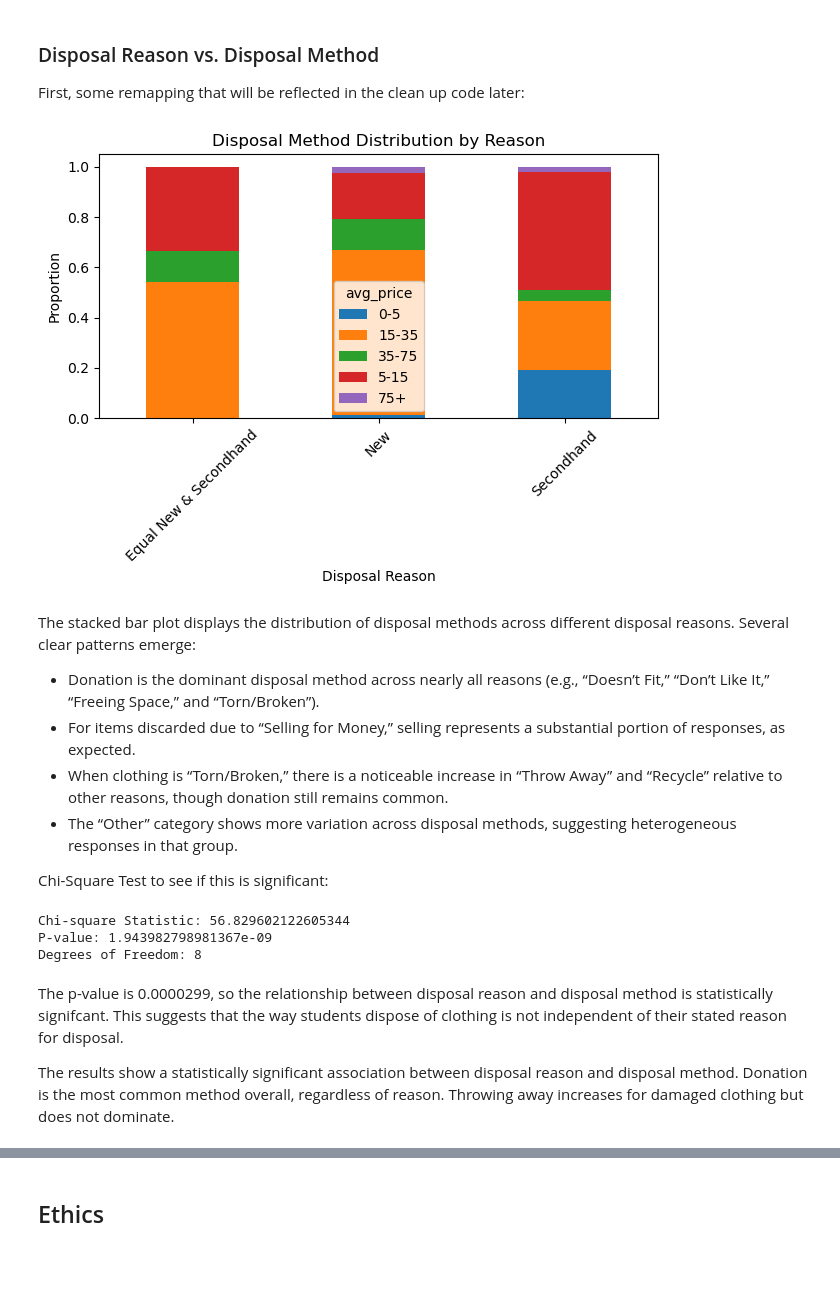
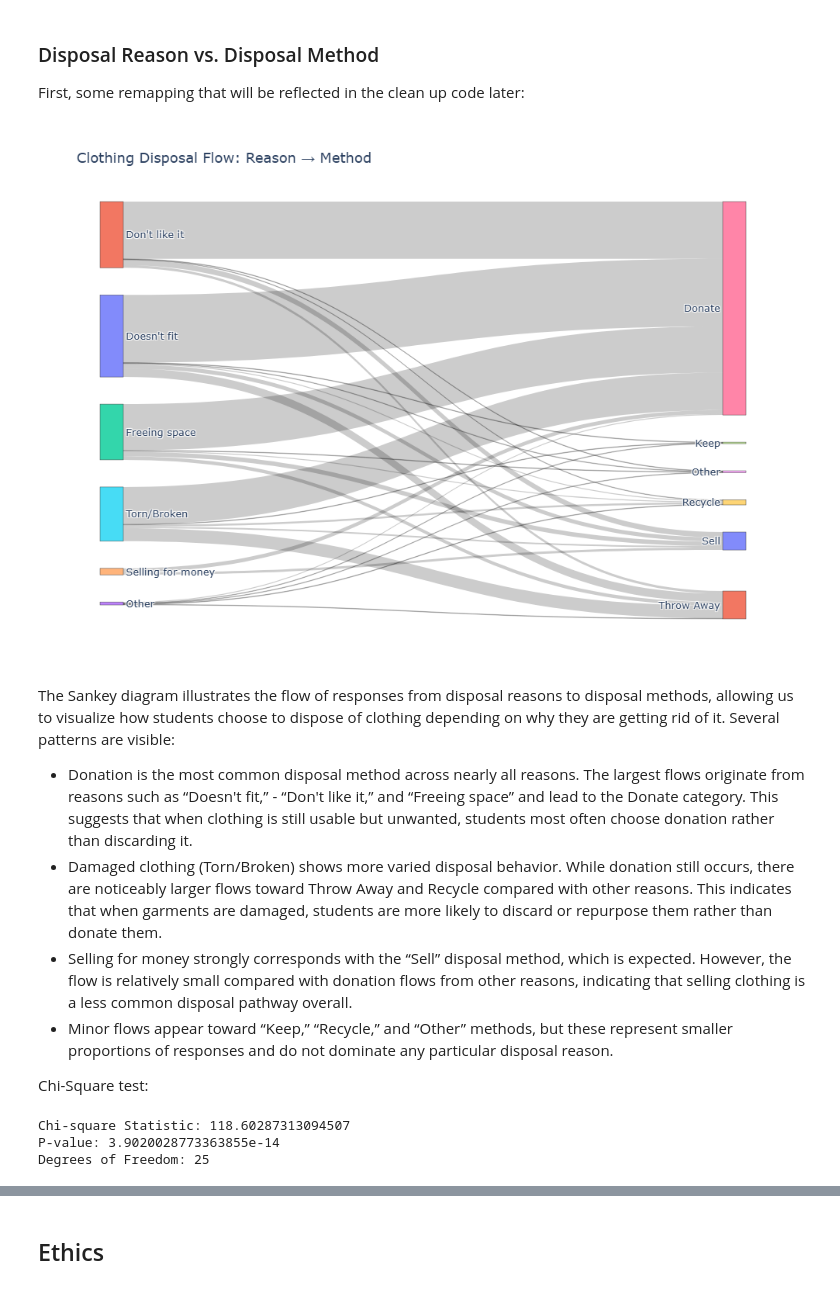
Before and after one commit to COGS108/Group018_WI26, a Jupyter notebook: 03-FinalProject.ipynb, the cells around one changed output, grey strips where cells are left out. Drawn from its saved outputs; the diff is of its cells as text; code cells hidden in the pictures; blank space fills up the shorter version.

Commit message:
added sankey again

```diff
--- a/03-FinalProject.ipynb
+++ b/03-FinalProject.ipynb
@@ -664,38 +665,49 @@ The p-value is 0.08, so, at the 5% significance level, the relationship between
 ### Disposal Reason vs. Disposal Method
 
 First, some remapping that will be reflected in the clean up code later:
-# %%
-ct_percent = ct.div(ct.sum(axis=1), axis=0)
-
-ct_percent.plot(kind="bar", stacked=True)
-
-plt.ylabel("Proportion")
-plt.xlabel("Disposal Reason")
-plt.title("Disposal Method Distribution by Reason")
-plt.xticks(rotation=45)
-plt.tight_layout()
-plt.show()
-# %% [output]
-[figure, removed]
-# %% [markdown]
-The stacked bar plot displays the distribution of disposal methods across different disposal reasons. Several clear patterns emerge:
-- Donation is the dominant disposal method across nearly all reasons (e.g., “Doesn’t Fit,” “Don’t Like It,” “Freeing Space,” and “Torn/Broken”).
-- For items discarded due to “Selling for Money,” selling represents a substantial portion of responses, as expected.
-- When clothing is “Torn/Broken,” there is a noticeable increase in “Throw Away” and “Recycle” relative to other reasons, though donation still remains common.
-- The “Other” category shows more variation across disposal methods, suggesting heterogeneous responses in that group.
-
-Chi-Square Test to see if this is significant:
+# %%
+ct = pd.crosstab(df_long["disposal_reason"], df_long["disposal_method_clean"])
+
+sankey_df = ct.reset_index()
+sankey_df.columns = ["reason"] + list(ct.columns)
+sankey_df = sankey_df.melt(id_vars="reason", var_name="method", value_name="count")
+sankey_df = sankey_df[sankey_df["count"] > 0]
+
+reasons = list(ct.index)
+methods = list(ct.columns)
+labels = reasons + methods
+reason_map = {r: i for i, r in enumerate(reasons)}
+method_map = {m: i + len(reasons) for i, m in enumerate(methods)}
+
+source = sankey_df["reason"].map(reason_map)
+target = sankey_df["method"].map(method_map)
+value = sankey_df["count"]
+reason_y = [i / (len(reasons) - 1) if len(reasons) > 1 else 0.5 for i in range(len(reasons))]
+method_y = [i / (len(methods) - 1) if len(methods) > 1 else 0.5 for i in range(len(methods))]
+
+fig = go.Figure(data=[go.Sankey(
+    arrangement="snap",
+    node=dict(label=labels, pad=35, thickness=30, x=[0] * len(reasons) + [1] * len(methods), y=reason_y + method_y),
+    link=dict(source=source, target=target, value=value))])
+
+fig.update_layout(title_text="Clothing Disposal Flow: Reason → Method", height=700, font_size=13)
+fig.show()
+# %% [output]
+[figure, added]
+# %% [markdown]
+The Sankey diagram illustrates the flow of responses from disposal reasons to disposal methods, allowing us to visualize how students choose to dispose of clothing depending on why they are getting rid of it. Several patterns are visible:
+- Donation is the most common disposal method across nearly all reasons. The largest flows originate from reasons such as “Doesn't fit,” - “Don't like it,” and “Freeing space” and lead to the Donate category. This suggests that when clothing is still usable but unwanted, students most often choose donation rather than discarding it.
+- Damaged clothing (Torn/Broken) shows more varied disposal behavior. While donation still occurs, there are noticeably larger flows toward Throw Away and Recycle compared with other reasons. This indicates that when garments are damaged, students are more likely to discard or repurpose them rather than donate them.
+- Selling for money strongly corresponds with the “Sell” disposal method, which is expected. However, the flow is relatively small compared with donation flows from other reasons, indicating that selling clothing is a less common disposal pathway overall.
+- Minor flows appear toward “Keep,” “Recycle,” and “Other” methods, but these represent smaller proportions of responses and do not dominate any particular disposal reason.
+
+Chi-Square test:
 # %%
 chi2, p, dof, expected = chi2_contingency(ct)
-
 print("Chi-square Statistic:", chi2)
 print("P-value:", p)
 print("Degrees of Freedom:", dof)
 # %% [output]
-Chi-square Statistic: 56.829602122605344
-P-value: 1.943982798981367e-09
-Degrees of Freedom: 8
+Chi-square Statistic: 118.60287313094507
+P-value: 3.9020028773363855e-14
+Degrees of Freedom: 25
-# %% [markdown]
-The p-value is 0.0000299, so the relationship between disposal reason and disposal method is statistically signifcant. This suggests that the way students dispose of clothing is not independent of their stated reason for disposal.
-
-The results show a statistically significant association between disposal reason and disposal method. Donation is the most common method overall, regardless of reason. Throwing away increases for damaged clothing but does not dominate.
```
Also changed, not shown: parts of 2 cells of this notebook.
